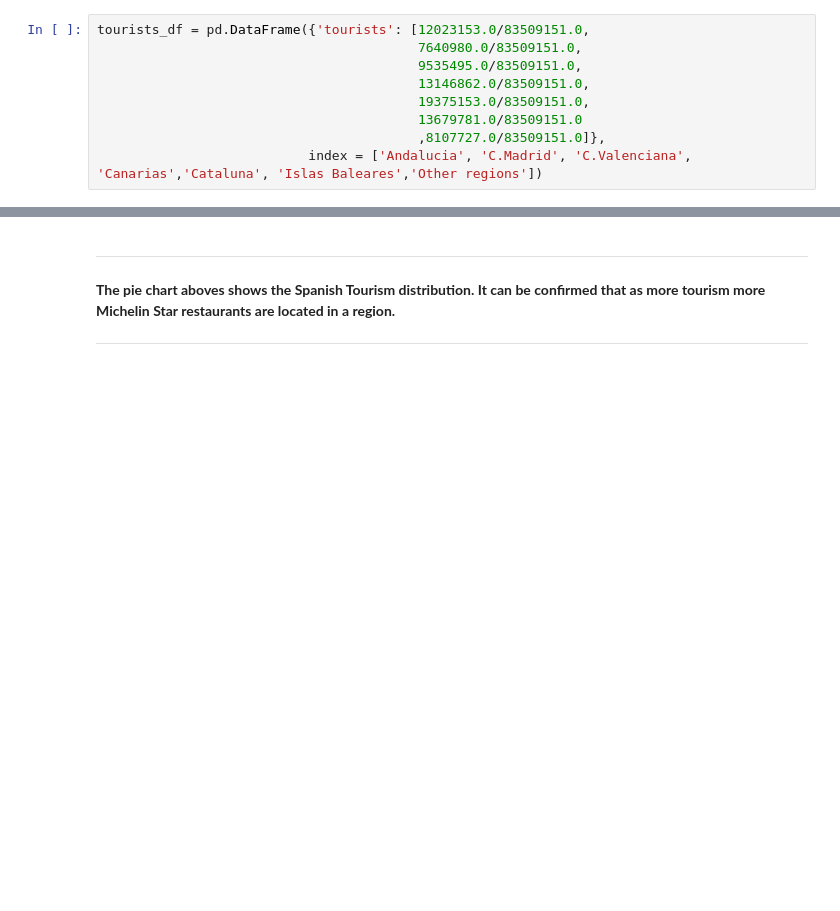
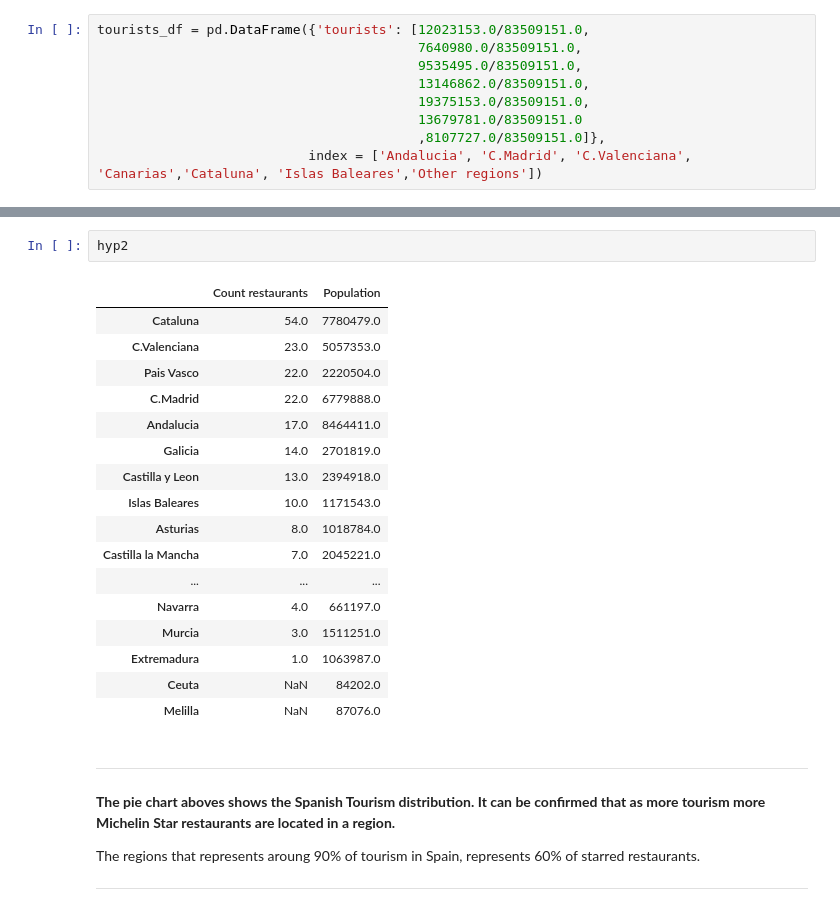
Before and after one commit to angelanavarrog/Michelin-Star-Restaurants-debunking-myths, a Jupyter notebook: Analysis/Hypotheses visualization.ipynb, the cells around one changed output, grey strips where cells are left out. Cells and saved outputs as stored; diff of their text form; blank space fills up the shorter version.

```diff
--- a/Analysis/Hypotheses visualization.ipynb
+++ b/Analysis/Hypotheses visualization.ipynb
@@ -354,5 +375,27 @@ fig_h8.figure.savefig("../images/fig_hyp8.jpg", dpi=1000)
+# %%
+hyp2
+# %% [output]
+|  | Count restaurants | Population |
+| Cataluna | 54.0 | 7780479.0 |
+| C.Valenciana | 23.0 | 5057353.0 |
+| Pais Vasco | 22.0 | 2220504.0 |
+| C.Madrid | 22.0 | 6779888.0 |
+| Andalucia | 17.0 | 8464411.0 |
+| Galicia | 14.0 | 2701819.0 |
+| Castilla y Leon | 13.0 | 2394918.0 |
+| Islas Baleares | 10.0 | 1171543.0 |
+| Asturias | 8.0 | 1018784.0 |
+| Castilla la Mancha | 7.0 | 2045221.0 |
+| ... | ... | ... |
+| Navarra | 4.0 | 661197.0 |
+| Murcia | 3.0 | 1511251.0 |
+| Extremadura | 1.0 | 1063987.0 |
+| Ceuta | NaN | 84202.0 |
+| Melilla | NaN | 87076.0 |
 # %% [markdown]
 ---
 **The pie chart aboves shows the Spanish Tourism distribution. It can be confirmed that as more tourism more Michelin Star restaurants are located in a region.**
 
+The regions that represents aroung 90% of tourism in Spain, represents 60% of starred restaurants.
+
 ---
```
Also changed, not shown: parts of 3 cells of this notebook.
